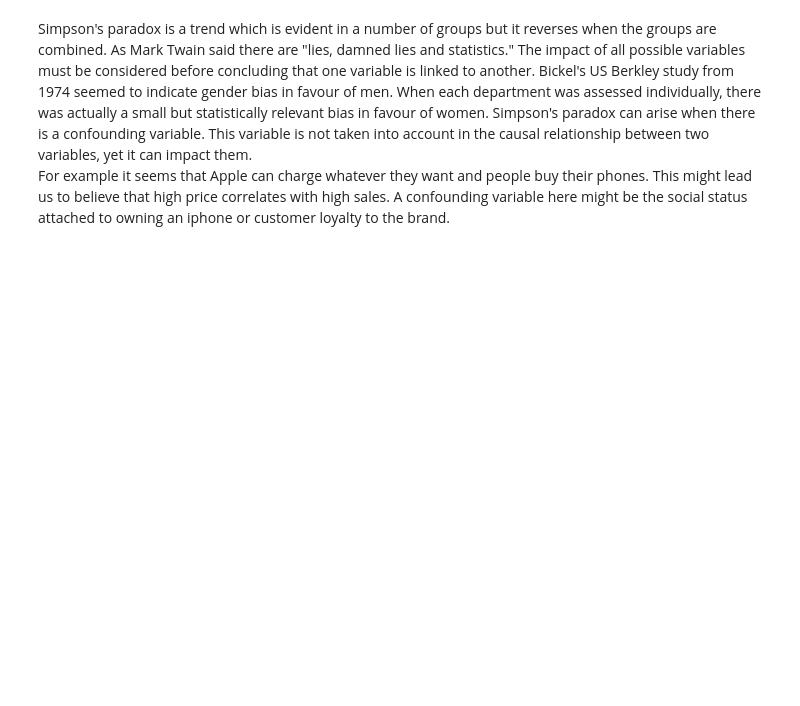
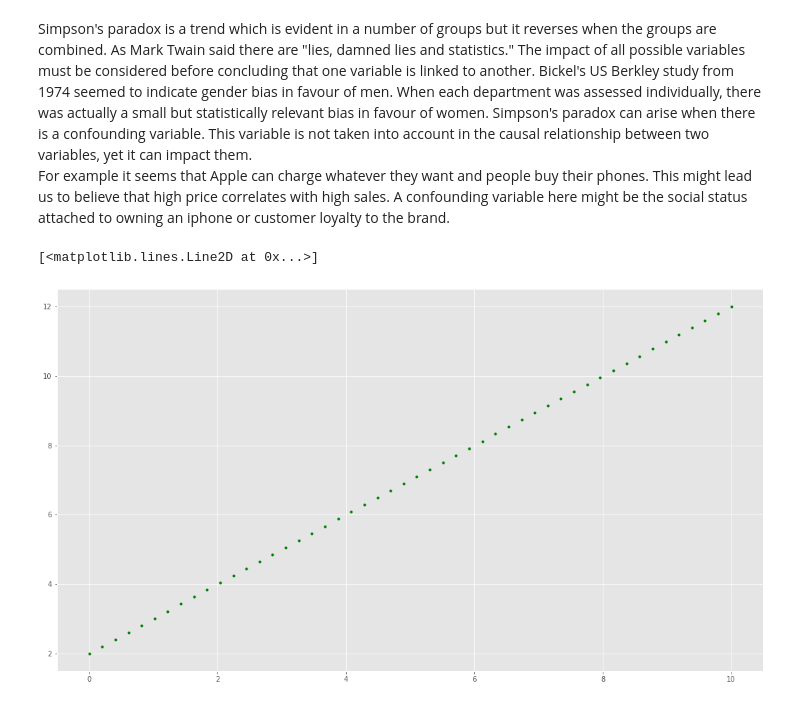
Before and after one commit to mobm65/Fundamentals-of-Data-Analysis, a Jupyter notebook: Assignment1/TASKS.ipynb, the cells around one changed output. Cells and saved outputs as stored; diff of their text form; code cells hidden in the pictures; blank space fills up the shorter version.

Commit message:
Plotting with Matplotlib
Changed plots from Seaborn to Matplotlib.  Assigned colours to each plot.

```diff
--- a/Assignment1/TASKS.ipynb
+++ b/Assignment1/TASKS.ipynb
@@ -162,12 +162,20 @@ import numpy as np
 # %%
 import numpy as np
 # Dataset 1
-x = np.linspace(0.0,10.0, 30)
+x = np.linspace(0.0,10.0, 50)
 y = 1 * x + 2
 #print(x,y)
 
-import seaborn as sns
-sns.scatterplot(x, y)
+#import seaborn as sns
+#sns.scatterplot(x, y)
+
+import matplotlib.pyplot as plt
+plt.style.use("ggplot")
+plt.rcParams["figure.figsize"] = 18,10
+plt.plot(x,y, ".",color = "green")
+# %% [output]
+[<matplotlib.lines.Line2D at 0x...>]
+[figure, added]
 # %%
 import numpy as np
 # Dataset 2
```
Also changed, not shown: parts of 3 cells of this notebook.
